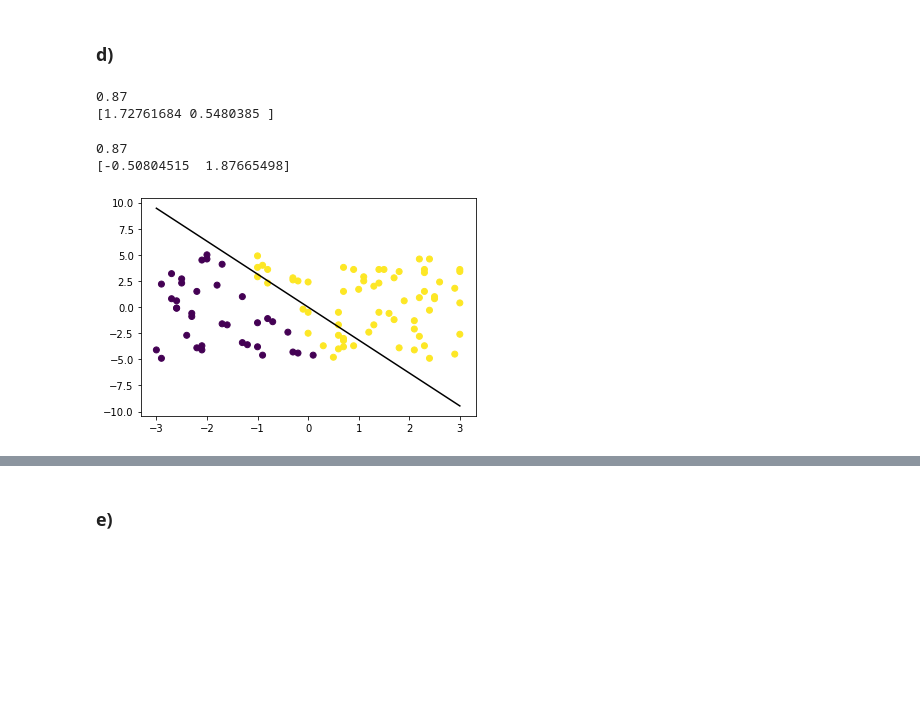
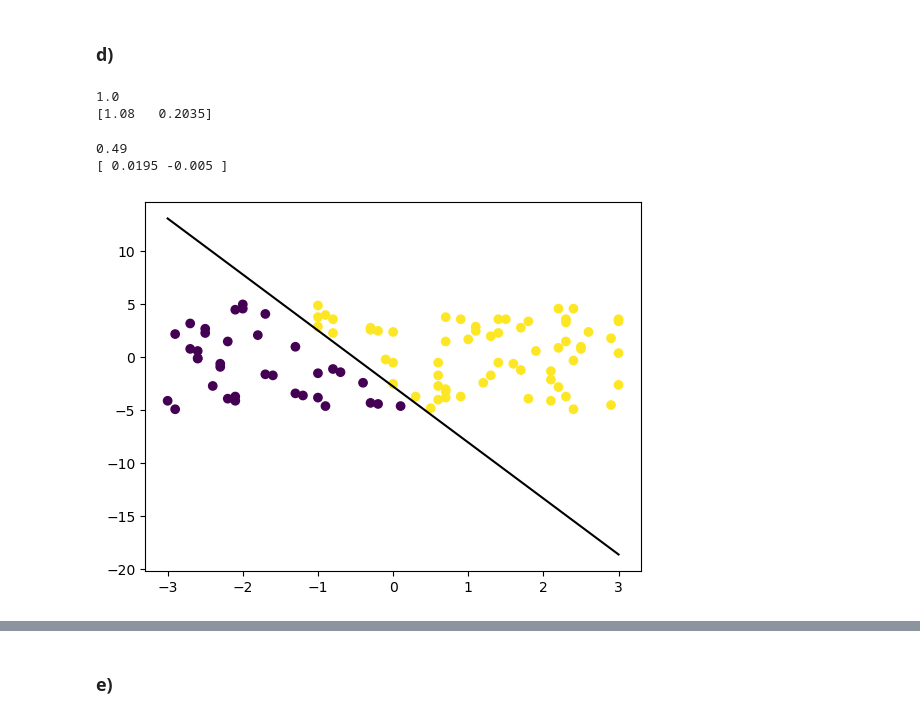
Before and after one commit to hperaltav/tareasmia, a Jupyter notebook: Untitled.ipynb, the cells around one changed output, grey strips where cells are left out. Drawn from its saved outputs; the diff is of its cells as text; code cells hidden in the pictures; blank space fills up the shorter version.

```diff
--- a/Untitled.ipynb
+++ b/Untitled.ipynb
@@ -247,15 +247,16 @@ class Perceptron(object):
     """Clase perceptron"""
     def __init__(self):
         self.w = None
+        self.bias = 0
         self.y_pred = None
 
     """Función de predicción, requiere X y usa los pesos calculados"""
     def predict(self, X):
         Y_pred = []
         for x in X:
-            result = np.float32(np.dot(x, self.w))
+            result = np.float32(np.dot(x, self.w)) + self.bias
             Y_pred.append(result)
-        return np.array(Y_pred)
+        return self.step_function(np.array(Y_pred))
 
     """Función de ajuste, requiere X, Y, nitmax y learning rate
     Inicia los pesos en 1 y se ajuste de actualiza de acuerdo a la diferencia entre una predición //
@@ -263,19 +264,16 @@ class Perceptron(object):
     """
     def fit(self, X, Y, lr, nitmax):
         self.w = np.ones(X.shape[1])
+        self.bias = 0
         for i in range(nitmax):
             for idx, x in enumerate(X):
                 Y_pred = self.predict(X)
 
                 #comprueba la diferencia entre la predicción y el valor
-                if Y[idx] - Y_pred[idx] > 0:
-                    update = (lr * (Y[idx] + Y_pred[idx]))
-                if Y[idx] - Y_pred[idx] < 0:
-                    update = (lr * (Y[idx] - Y_pred[idx]))
-
                 #actualiza los pesos ponderado por el learning rate
-                self.w +=  update * x
-        self.y_pred = self.step_function(Y_pred)
+                self.w +=  lr * (Y[idx] - Y_pred[idx]) * x
+                self.bias +=  lr * (Y[idx] - Y_pred[idx])
+                self.y_pred = Y_pred
 
     """ Función que calcula el score de predicción luego de //
     aplicar un función de step al resultado predicho"""
@@ -290,7 +288,7 @@ class Perceptron(object):
     def step_function(self, Y):
         step = []
         for i, y in enumerate(Y):
-            if y <= 0:
+            if y < 0:
                 step.append(0)
             else:
                 step.append(1)
@@ -300,38 +298,39 @@ class Perceptron(object):
 # %%
 
 P_datos1 = Perceptron()
-P_datos1.fit(X=x1, Y=y1, lr=0.002, nitmax=200)
+P_datos1.fit(X=x1, Y=y1, lr=0.005, nitmax=20)
 
 #Calcula el accuracy del modelo
 print(P_datos1.accuracy(y1, P_datos1.y_pred))
 print(P_datos1.w)
 # %% [output]
-0.87
-[1.72761684 0.5480385 ]
+1.0
+[1.08   0.2035]
 # %%
 P_datos2 = Perceptron()
-P_datos2.fit(X=x2, Y=y2, lr=0.002, nitmax=40)
+P_datos2.fit(X=x2, Y=y2, lr=0.005, nitmax=30)
 
 #Calcula el accuracy del modelo
-print(P_datos2.accuracy(y1, P_datos1.y_pred))
+print(P_datos2.accuracy(y2, P_datos2.y_pred))
 print(P_datos2.w)
 # %% [output]
-0.87
-[-0.50804515  1.87665498]
+0.49
+[ 0.0195 -0.005 ]
 # %%
 plt.scatter(x1[:,0], x1[:,1], c=y1[:,0])
 
 xmin, xmax = x1[:,0].min(), x1[:,0].max()
 
 w = P_datos1.w
+b = P_datos1.bias
 a = -w[0] / w[1]
 x = np.linspace(xmin, xmax)
-y = a * x
+y = a * (x + b)
 
 plt.plot(x, y, 'k-')
 plt.show()
 # %% [output]
-[figure, old version]
+[figure, new version]
 # %%
 plt.scatter(x2[:,0], x2[:,1], c=y2[:,0])
 
```
Also changed, not shown: parts of 10 cells of this notebook.
